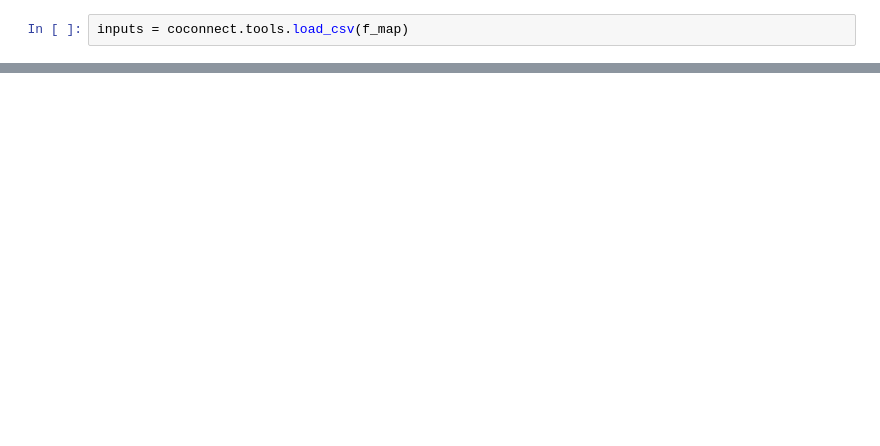
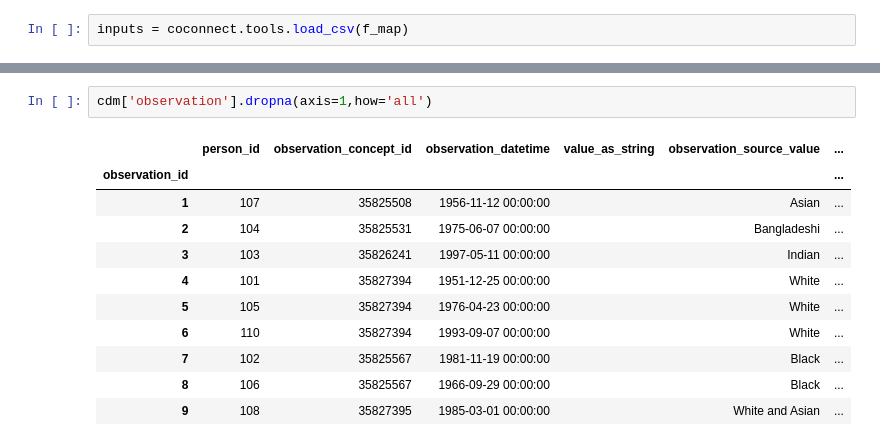
Before and after one commit to HDRUK/CaRROT-CDM, a Jupyter notebook: notebooks/Introduction - Using the ETLTool.ipynb, the cells around one changed output, grey strips where cells are left out. Drawn from its saved outputs; the diff is of its cells as text; blank space fills up the shorter version.

```diff
--- a/notebooks/Introduction - Using the ETLTool.ipynb
+++ b/notebooks/Introduction - Using the ETLTool.ipynb
@@ -138,0 +149,14 @@ etltool.get_output_df('person')
+# %%
+cdm['observation'].dropna(axis=1,how='all')
+# %% [output]
+|  | person_id | observation_concept_id | observation_datetime | value_as_string | observation_source_value | ... |
+| observation_id |  |  |  |  |  | ... |
+| 1 | 107 | 35825508 | 1956-11-12 00:00:00 |  | Asian | ... |
+| 2 | 104 | 35825531 | 1975-06-07 00:00:00 |  | Bangladeshi | ... |
+| 3 | 103 | 35826241 | 1997-05-11 00:00:00 |  | Indian | ... |
+| 4 | 101 | 35827394 | 1951-12-25 00:00:00 |  | White | ... |
+| 5 | 105 | 35827394 | 1976-04-23 00:00:00 |  | White | ... |
+| 6 | 110 | 35827394 | 1993-09-07 00:00:00 |  | White | ... |
+| 7 | 102 | 35825567 | 1981-11-19 00:00:00 |  | Black | ... |
+| 8 | 106 | 35825567 | 1966-09-29 00:00:00 |  | Black | ... |
+| 9 | 108 | 35827395 | 1985-03-01 00:00:00 |  | White and Asian | ... |
```
Also changed, not shown: parts of 44 cells of this notebook, 3 other files.
